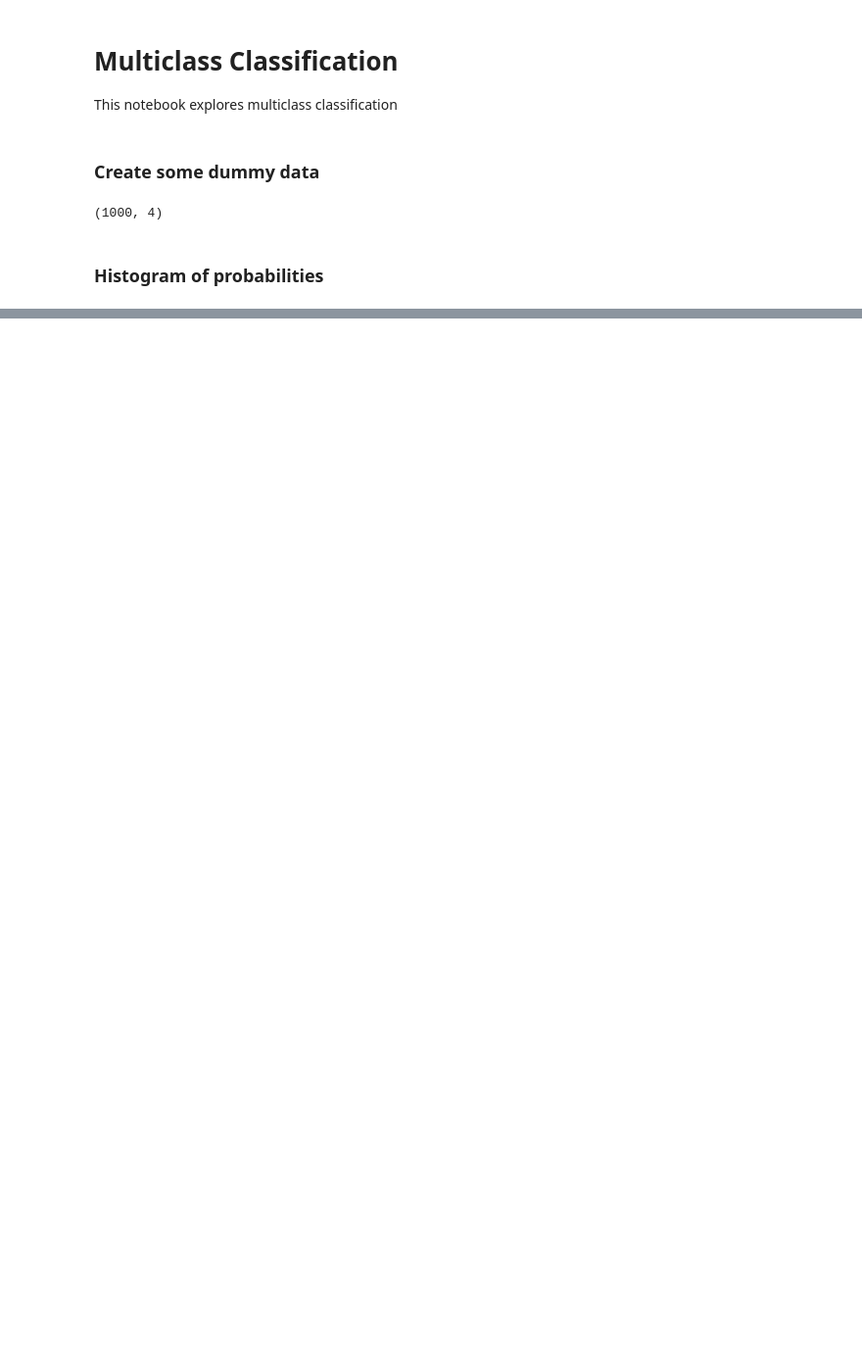
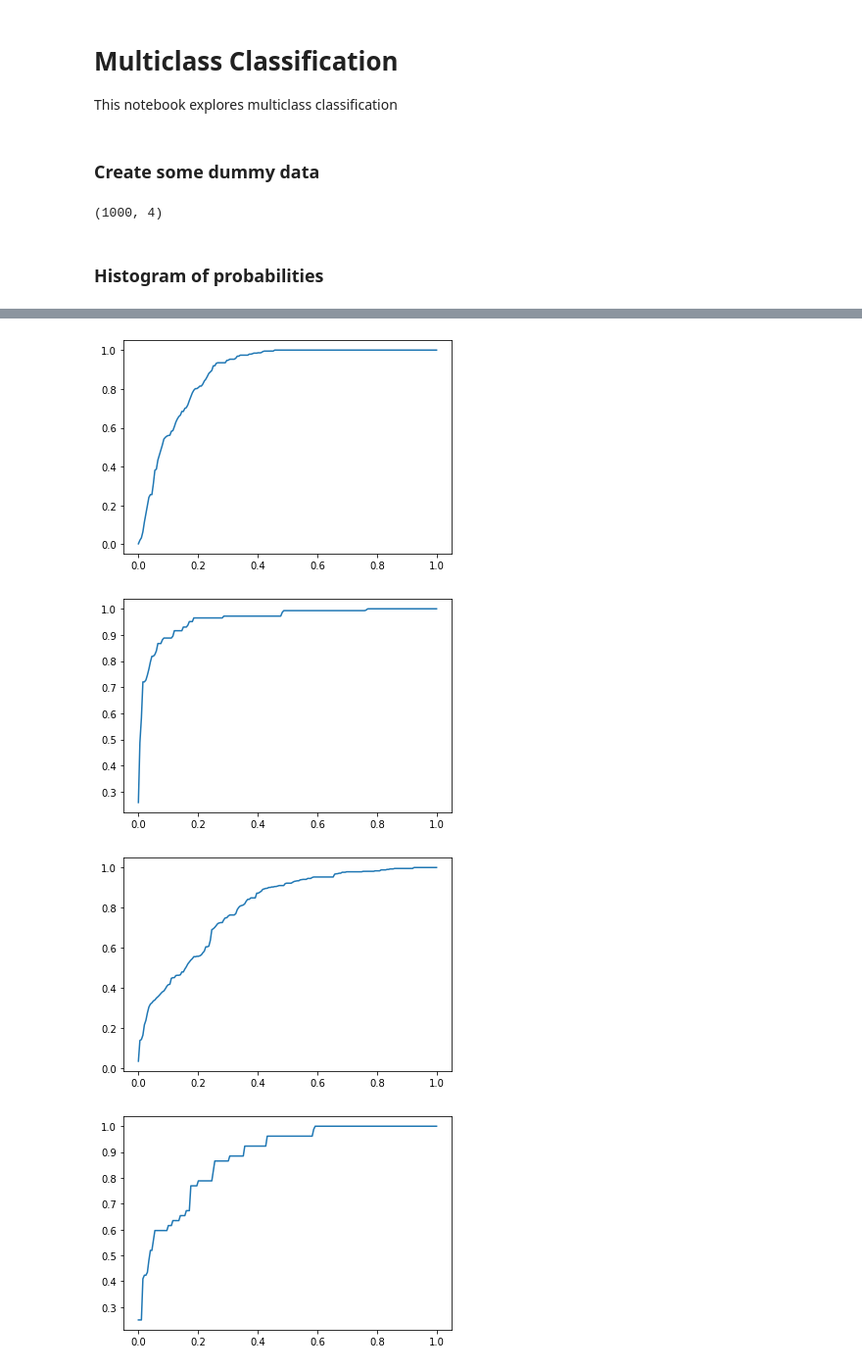
Before and after one commit to joshuawe/plots_and_graphs, a Jupyter notebook: notebooks/multiclass_classification.ipynb, the cells around one changed output, grey strips where cells are left out. Shown at 98% size. Drawn from its saved outputs; the diff is of its cells as text; code cells hidden in the pictures; blank space fills up the shorter version.

Commit message:
add multiclass roc curve

```diff
--- a/notebooks/multiclass_classification.ipynb
+++ b/notebooks/multiclass_classification.ipynb
@@ -41,0 +49,48 @@ fig = pandg.multiclass_classifier.plot_y_prob_histogram(y_true_one_hot, y_pred)
+# %%
+# def auroc_metric_function(y_true, y_score, average, multi_class):
+#     auc = roc_auc_score(y_true, y_score, average=average, multi_class=multi_class)
+#     return auc
+
+n_bootstraps = 1
+
+def roc_metric_function(y_true, y_score):
+    fpr, tpr, _ = roc_curve(y_true, y_score, drop_intermediate=False)
+    auc_score = auc(fpr, tpr)
+    # print lengths
+    # print(fpr.shape, tpr.shape, auc_score)
+    return fpr, tpr, auc_score
+
+# for each class calculate the ROC
+for i in tqdm(range(y_true_one_hot.shape[-1]), desc='ROC for Class'):
+    # bootstrap the ROC curve for class i
+    roc_result = bootstrap(
+                    metric_function=roc_metric_function,
+                    input_resample=[y_true_one_hot[:, i], y_pred[:, i]],
+                    n_bootstraps=n_bootstraps,
+                    metric_kwargs={})
+    # unpack the results
+    fprs, tprs, aucs = zip(*roc_result)
+    fprs, tprs, aucs = [x for x in [fprs, tprs, aucs]]
+
+    # Determine min and max FPR values across all bootstrapped samples
+    min_fpr = min(min(fpr) for fpr in fprs)
+    max_fpr = max(max(fpr) for fpr in fprs)
+
+    # Define common FPR values for interpolation within the min and max range
+    common_fpr = np.linspace(min_fpr, max_fpr, 200)
+
+    # Interpolate TPRs for each bootstrap sample
+    interp_tprs = [np.interp(common_fpr, np.sort(fpr), tpr[np.argsort(fpr)]) for fpr, tpr in zip(fprs, tprs)]
+
+    # calculate median and quantiles
+    quantiles = [0.025, 0.5, 0.975]
+    tpr_lower, tpr_median, tpr_upper = np.quantile(interp_tprs, q=quantiles, axis=0)
+
+    plt.figure()
+    plt.plot(common_fpr, tpr_median, label='Median ROC')
+    plt.fill_between(common_fpr, tpr_lower, tpr_upper, alpha=0.2, label='95% CI')
+# %% [output]
+[figure, added]
+[figure, added]
+[figure, added]
+[figure, added]
```
Also changed, not shown: parts of 5 cells of this notebook, 2 other files.
